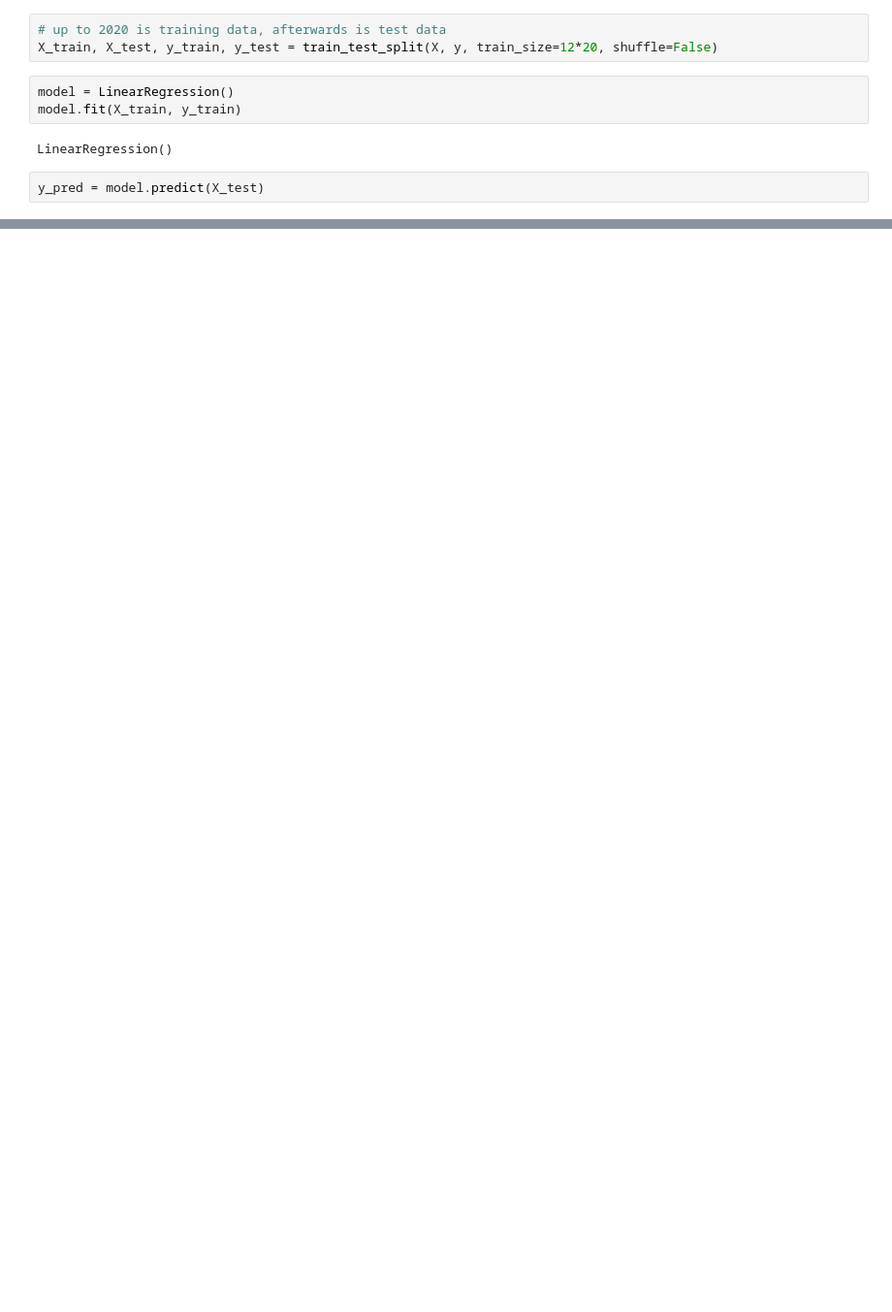
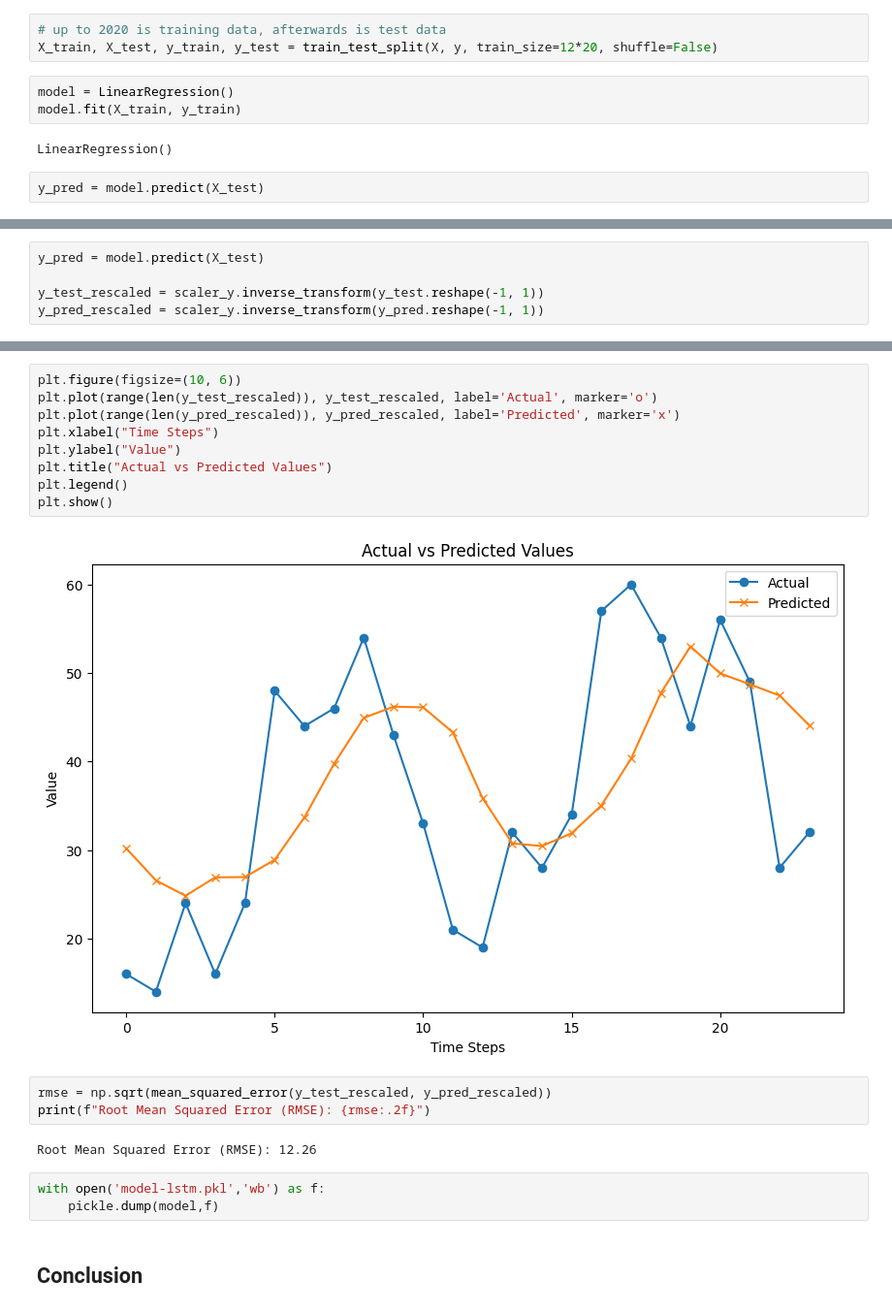
Before and after one commit to iVonka/DPS-AI-Challenge, a Jupyter notebook: notebook.ipynb, the cells around one changed output, grey strips where cells are left out. Shown at 97% size. Cells and saved outputs as stored; diff of their text form; blank space fills up the shorter version.

```diff
--- a/notebook.ipynb
+++ b/notebook.ipynb
@@ -179,0 +318,5 @@ with open('model.pkl','wb') as f:
+# %%
+y_pred = model.predict(X_test)
+
+y_test_rescaled = scaler_y.inverse_transform(y_test.reshape(-1, 1))
+y_pred_rescaled = scaler_y.inverse_transform(y_pred.reshape(-1, 1))
@@ -179,0 +326,21 @@ with open('model.pkl','wb') as f:
+# %%
+plt.figure(figsize=(10, 6))
+plt.plot(range(len(y_test_rescaled)), y_test_rescaled, label='Actual', marker='o')
+plt.plot(range(len(y_pred_rescaled)), y_pred_rescaled, label='Predicted', marker='x')
+plt.xlabel("Time Steps")
+plt.ylabel("Value")
+plt.title("Actual vs Predicted Values")
+plt.legend()
+plt.show()
+# %% [output]
+[figure, added]
+# %%
+rmse = np.sqrt(mean_squared_error(y_test_rescaled, y_pred_rescaled))
+print(f"Root Mean Squared Error (RMSE): {rmse:.2f}")
+# %% [output]
+Root Mean Squared Error (RMSE): 12.26
+# %%
+with open('model-lstm.pkl','wb') as f:
+    pickle.dump(model,f)
+# %% [markdown]
+## Conclusion
```
Also changed, not shown: parts of 32 cells of this notebook, 1 other file.
